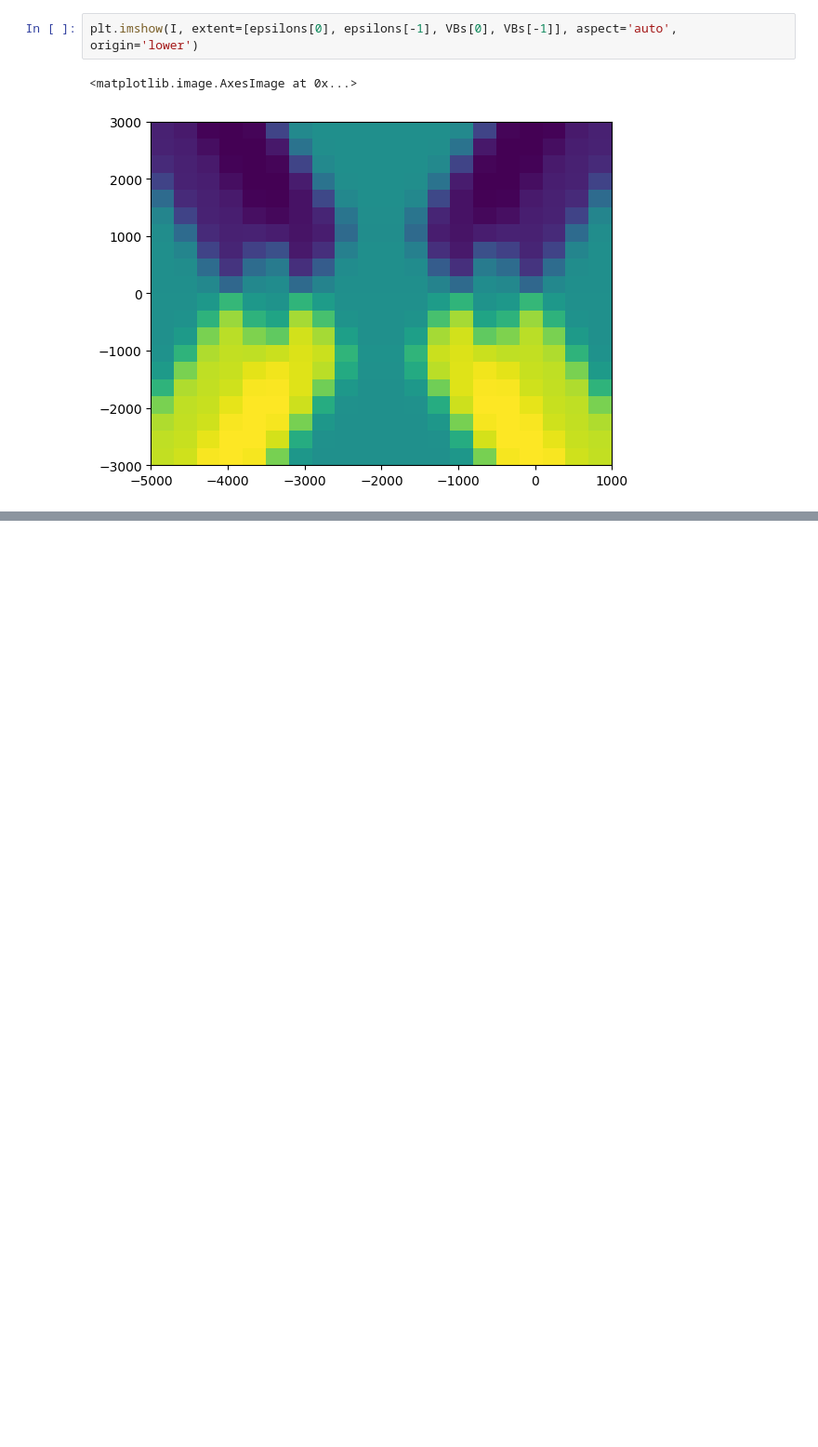
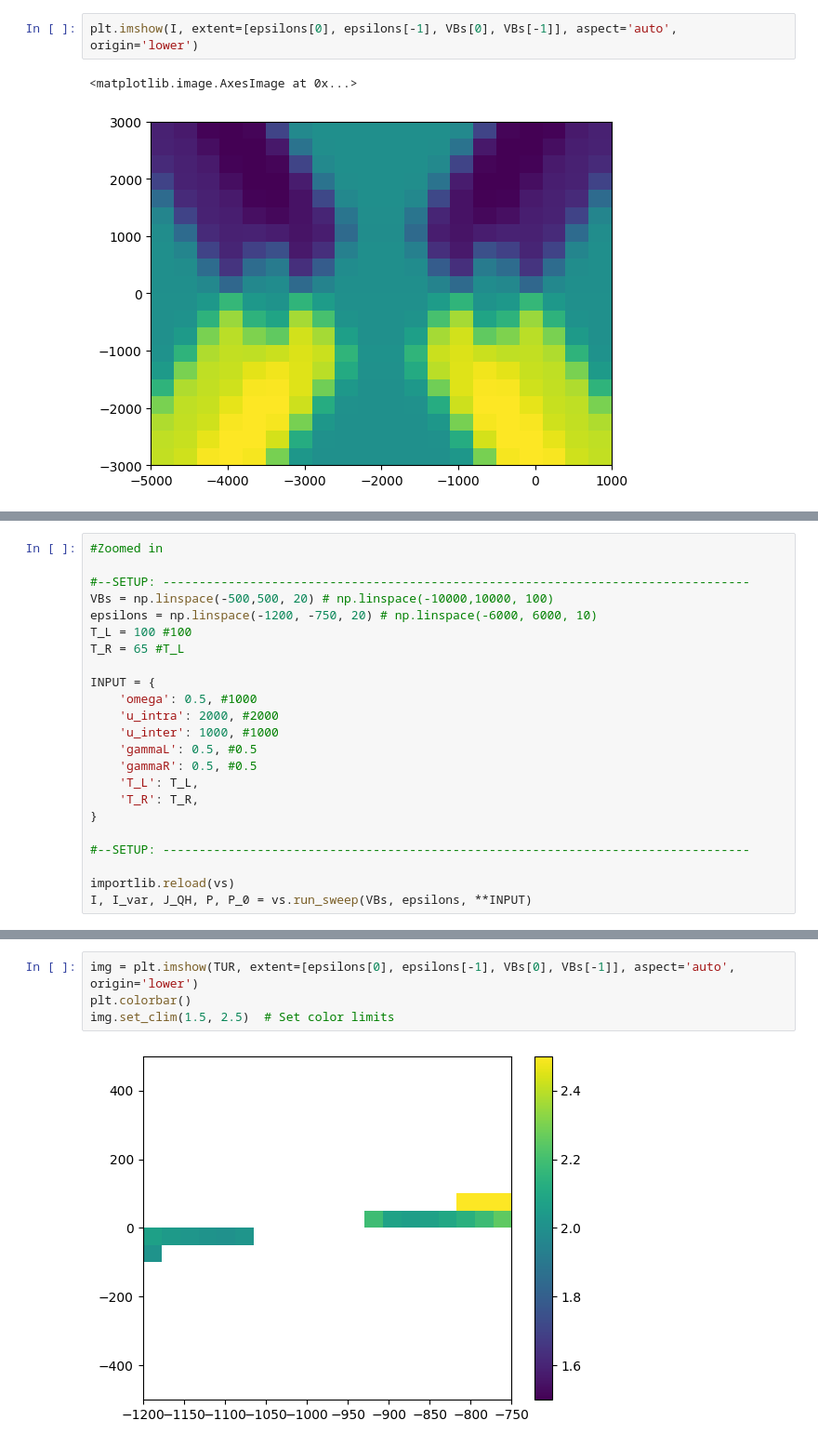
Before and after one commit to myIntSet/thermoelectrics, a Jupyter notebook: finding serial TUR violation/coulomb diamonds.ipynb, the cells around one changed output, grey strips where cells are left out. Shown at 93% size. Cells and saved outputs as stored; diff of their text form; blank space fills up the shorter version.

```diff
--- a/finding serial TUR violation/coulomb diamonds.ipynb
+++ b/finding serial TUR violation/coulomb diamonds.ipynb
@@ -134,0 +173,23 @@ plt.imshow(I, extent=[epsilons[0], epsilons[-1], VBs[0], VBs[-1]], aspect='auto'
+# %%
+#Zoomed in
+
+#--SETUP: ---------------------------------------------------------------------------------
+VBs = np.linspace(-500,500, 20) # np.linspace(-10000,10000, 100)
+epsilons = np.linspace(-1200, -750, 20) # np.linspace(-6000, 6000, 10)
+T_L = 100 #100
+T_R = 65 #T_L
+
+INPUT = {
+    'omega': 0.5, #1000
+    'u_intra': 2000, #2000
+    'u_inter': 1000, #1000
+    'gammaL': 0.5, #0.5
+    'gammaR': 0.5, #0.5
+    'T_L': T_L,
+    'T_R': T_R,
+}
+
+#--SETUP: ---------------------------------------------------------------------------------
+
+importlib.reload(vs)
+I, I_var, J_QH, P, P_0 = vs.run_sweep(VBs, epsilons, **INPUT)
@@ -134,0 +215,6 @@ plt.imshow(I, extent=[epsilons[0], epsilons[-1], VBs[0], VBs[-1]], aspect='auto'
+# %%
+img = plt.imshow(TUR, extent=[epsilons[0], epsilons[-1], VBs[0], VBs[-1]], aspect='auto', origin='lower')
+plt.colorbar()
+img.set_clim(1.5, 2.5)  # Set color limits
+# %% [output]
+[figure, added]
```
Also changed, not shown: parts of 7 cells of this notebook, 1 other file.
